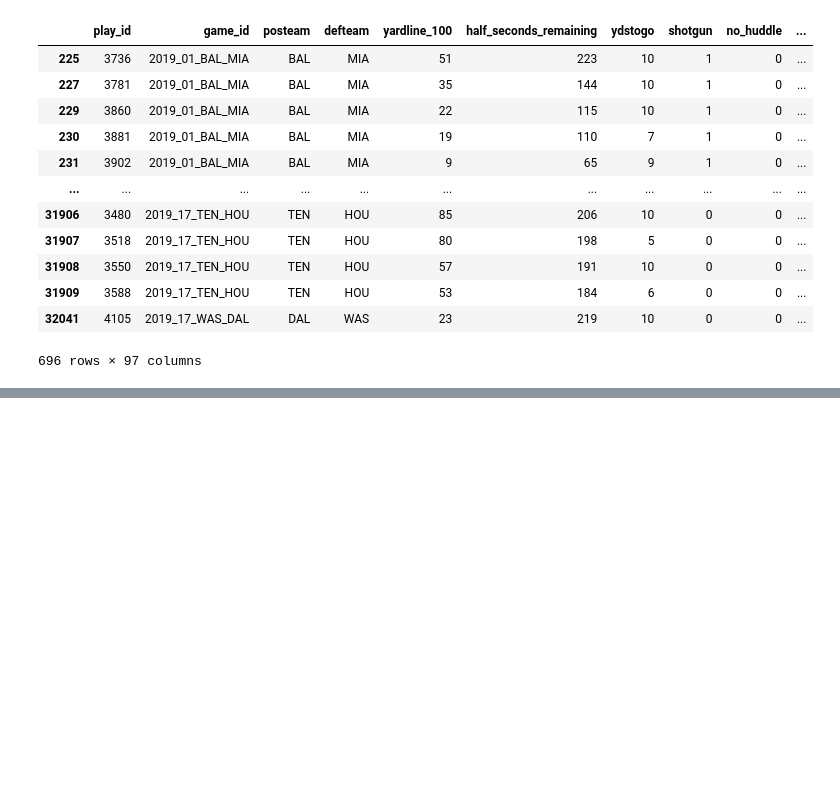
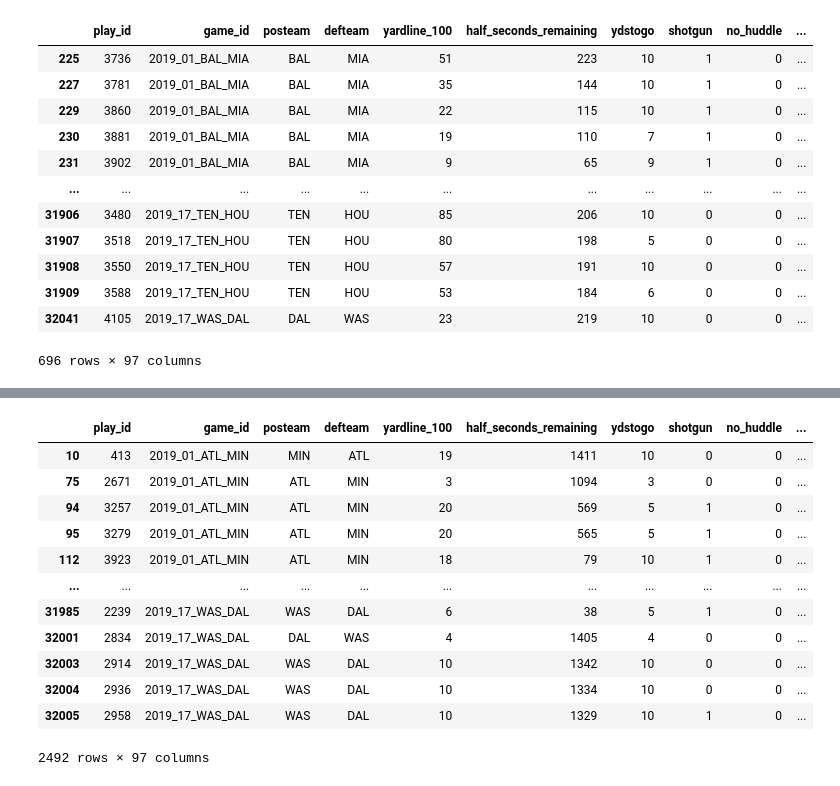
Before and after one commit to joeDirector/NFL-Play-Call-Prediction-with-LSTM-Neural-Netowrks, a Jupyter notebook: src/visualizations.ipynb, the cells around one changed output, grey strips where cells are left out. Drawn from its saved outputs; the diff is of its cells as text; code cells hidden in the pictures; blank space fills up the shorter version.

```diff
--- a/src/visualizations.ipynb
+++ b/src/visualizations.ipynb
@@ -267,0 +289,16 @@ runs
+# %%
+rz_pass
+# %% [output]
+|  | play_id | game_id | posteam | defteam | yardline_100 | half_seconds_remaining | ydstogo | shotgun | no_huddle | ... |
+| 10 | 413 | 2019_01_ATL_MIN | MIN | ATL | 19 | 1411 | 10 | 0 | 0 | ... |
+| 75 | 2671 | 2019_01_ATL_MIN | ATL | MIN | 3 | 1094 | 3 | 0 | 0 | ... |
+| 94 | 3257 | 2019_01_ATL_MIN | ATL | MIN | 20 | 569 | 5 | 1 | 0 | ... |
+| 95 | 3279 | 2019_01_ATL_MIN | ATL | MIN | 20 | 565 | 5 | 1 | 0 | ... |
+| 112 | 3923 | 2019_01_ATL_MIN | ATL | MIN | 18 | 79 | 10 | 1 | 0 | ... |
+| ... | ... | ... | ... | ... | ... | ... | ... | ... | ... | ... |
+| 31985 | 2239 | 2019_17_WAS_DAL | WAS | DAL | 6 | 38 | 5 | 1 | 0 | ... |
+| 32001 | 2834 | 2019_17_WAS_DAL | DAL | WAS | 4 | 1405 | 4 | 0 | 0 | ... |
+| 32003 | 2914 | 2019_17_WAS_DAL | WAS | DAL | 10 | 1342 | 10 | 0 | 0 | ... |
+| 32004 | 2936 | 2019_17_WAS_DAL | WAS | DAL | 10 | 1334 | 10 | 0 | 0 | ... |
+| 32005 | 2958 | 2019_17_WAS_DAL | WAS | DAL | 10 | 1329 | 10 | 1 | 0 | ... |
+2492 rows × 97 columns
```
Also changed, not shown: parts of 13 cells of this notebook, 11 other files.
